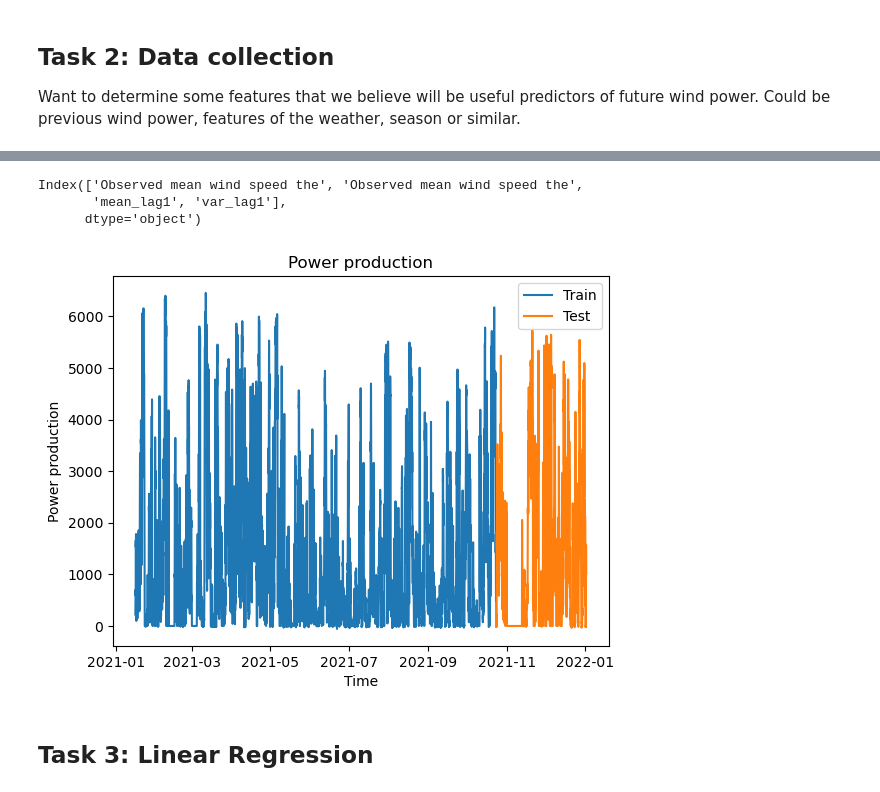
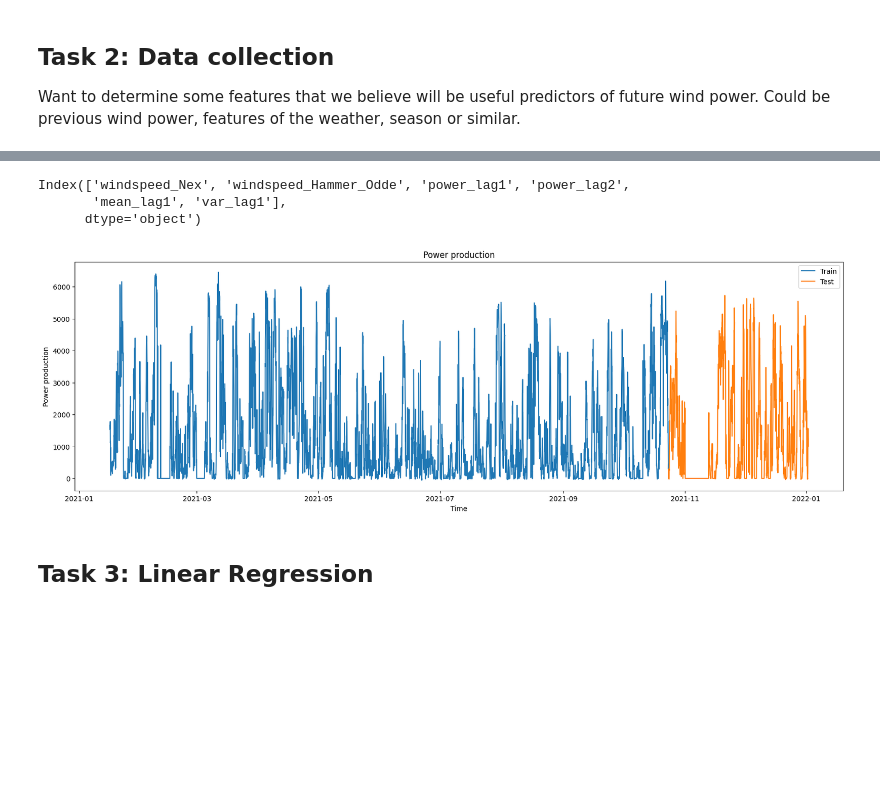
Before and after one commit to JacobSkaarup/46765_assignment1, a Jupyter notebook: main.ipynb, the cells around one changed output, grey strips where cells are left out. Saved outputs shown, nothing was run; the diff lists cells and outputs as text; code cells hidden in the pictures; blank space fills up the shorter version.

```diff
--- a/main.ipynb
+++ b/main.ipynb
@@ -126,15 +152,14 @@ prices = prices.rename(columns = {
 # %%
-# Check autorrelation of power production
+# Check autocorrelation of power production
 tsaplots.plot_pacf(production)
 plt.show()
 
-# Check correlation between features
-data = pd.merge(production, weather, left_index=True, right_index=True)
-
-# Shorten the column names to first three words
-data.columns = data.columns.str.split().str[:5].str.join(' ')
 
 ### Add more potential features ###
+# Add lagged power production as features. Are we allowed to use this?
+data['power_lag1'] = data['power'].shift(1)
+data['power_lag2'] = data['power'].shift(2)
+
 # Add hour, day and month as features. Might test later with one-hot encoding
 data['hour'] = data.index.hour
 data['month'] = data.index.month
@@ -157,7 +182,8 @@ data['mean_lag7'] = data.index.normalize().map(mean_lag7)
 # Interpolate missing values
 data = data.interpolate()
 
-data.corr().iloc[:, 0].sort_values().plot(kind='bar')
+# Check correlation between features
+data.corr().iloc[1:, 0].sort_values().plot(kind='bar')
 plt.title('Correlation of "power" with other features')
 plt.xlabel('Features')
 plt.ylabel('Correlation')
@@ -168,0 +195,15 @@ plt.show()
+# %%
+# Look closer at features with high correlation
+# Show scatter plots matrix of features with correlation > 0.2
+features = data.columns[1:]
+corr = data.corr().iloc[1:, 0]
+corr = corr[abs(corr) > 0.2]
+features = corr.index
+pd.plotting.scatter_matrix(data[features], figsize=(12, 12))
+plt.show()
+
+plt.matshow(data[features].corr())
+plt.xticks(range(len(corr)), corr.index, rotation=90)
+plt.yticks(range(len(corr)), corr.index)
+plt.colorbar()
+plt.show()
@@ -169,10 +213,7 @@ plt.show()
 # %%
-# Drop rows with missing values
-#data.dropna(inplace=True)
-features = data.drop(columns = 'power')
 
 # Select features with correlation > 0.2
-x = features.iloc[:,  (np.abs(data.corr().iloc[1:, 0]) > 0.2).values]
+x = data[features].dropna()
 y = data['power'][x.index]
 
 # Remove first 8 hours to avoid missing values
@@ -195,20 +236,21 @@ split_index = int(len(x) * split_fraction)
 X_train, X_test = X[:split_index], X[split_index:]
 y_train, y_test = y[:split_index], y[split_index:]
 # %% [output]
-Index(['Observed mean wind speed the', 'Observed mean wind speed the',
+Index(['windspeed_Nex', 'windspeed_Hammer_Odde', 'power_lag1', 'power_lag2',
        'mean_lag1', 'var_lag1'],
       dtype='object')
 # %%
 # Plot target variable against time, split into training and test set
+plt.figure(figsize=(20, 6))
 plt.plot(y_train.index, y_train, label='Train')
 plt.plot(y_test.index, y_test, label='Test')
 plt.legend()
 plt.title('Power production')
 plt.xlabel('Time')
 plt.ylabel('Power production')
 plt.show()
 # %% [output]
-[figure, old version]
+[figure, new version]
 # %% [markdown]
 ## Task 3: Linear Regression
 # %%
```
Also changed, not shown: parts of 13 cells of this notebook.
